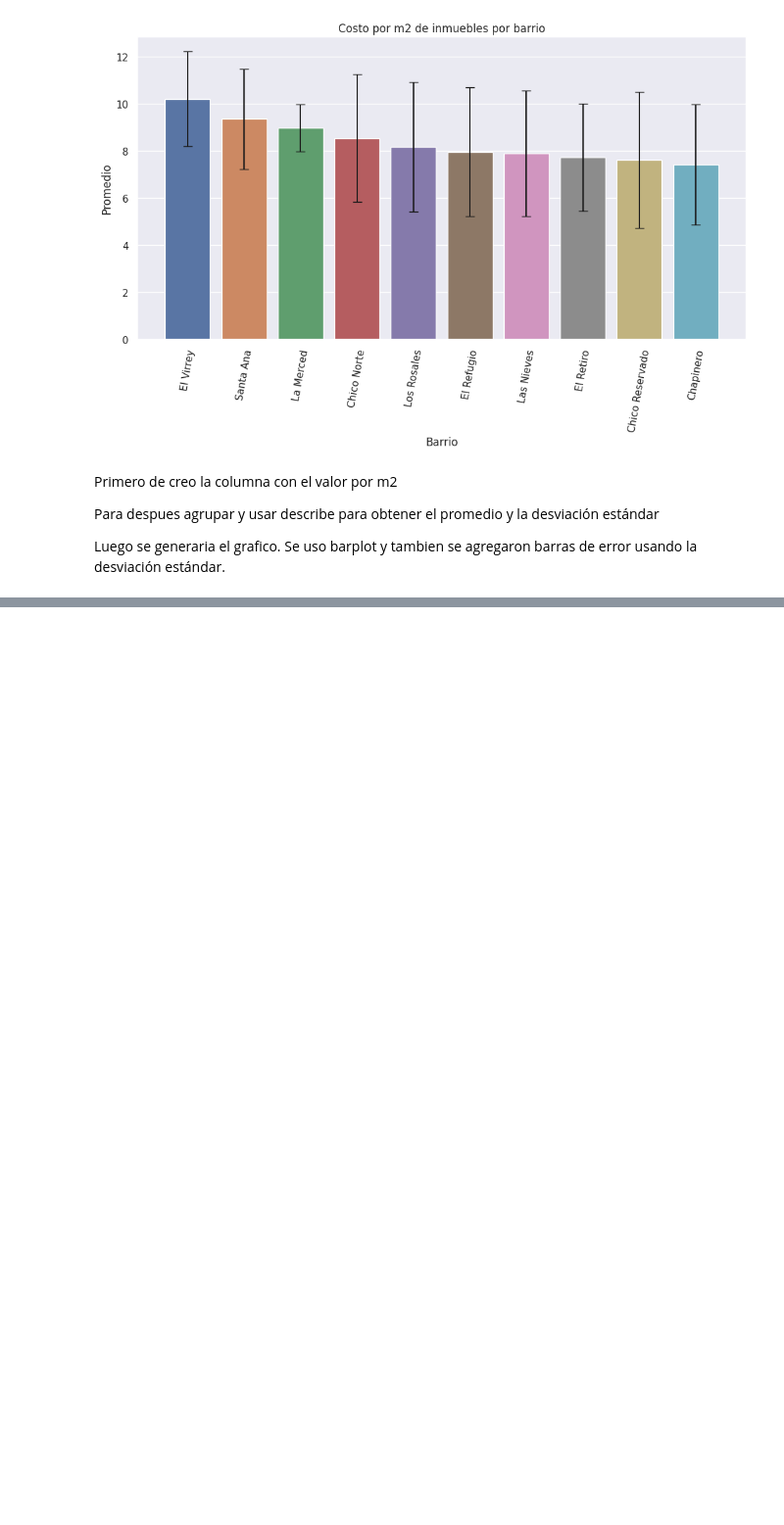
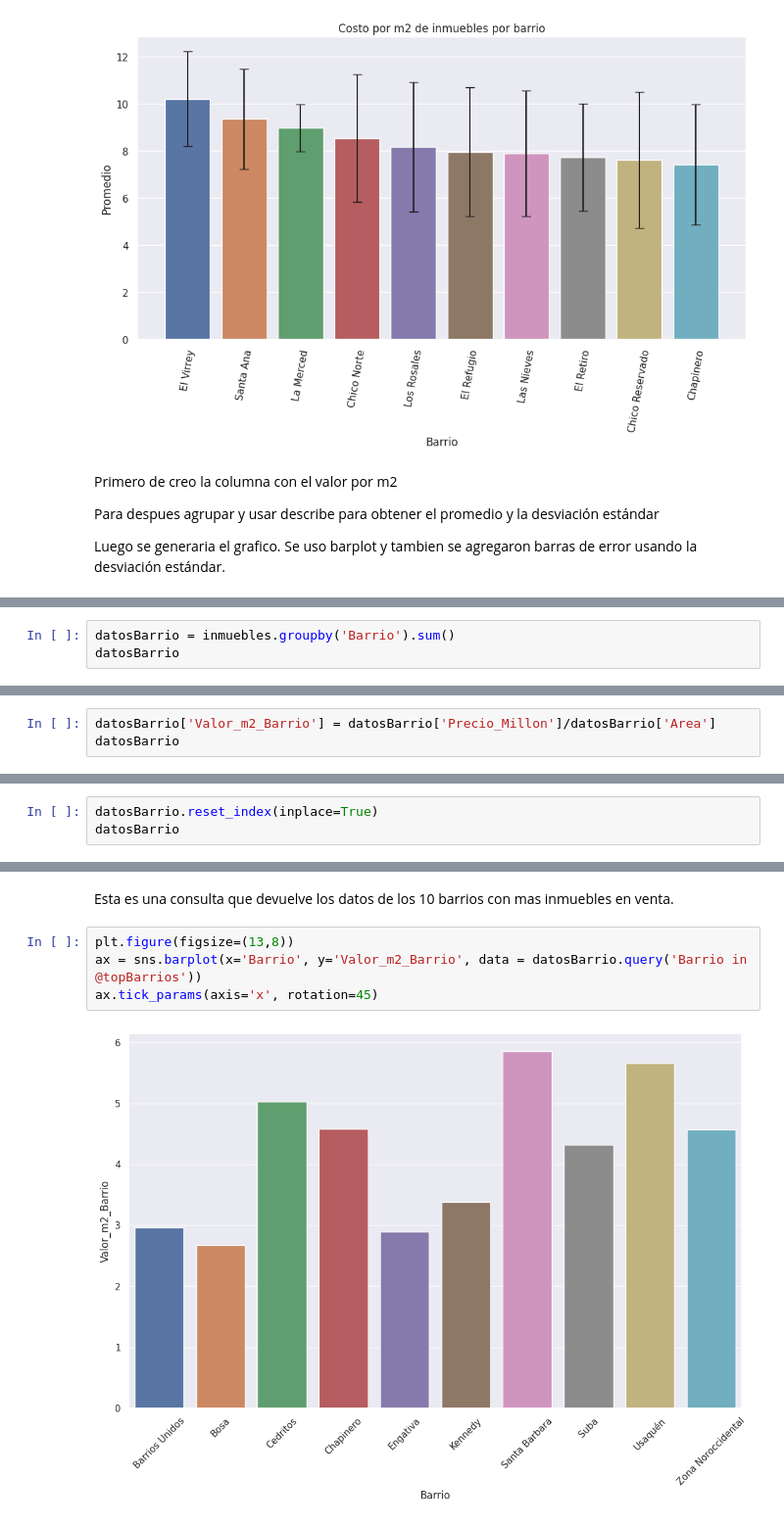
Before and after one commit to Yoel-Gasca/InmersionDatos, a Jupyter notebook: Inmersion_Datos.ipynb, the cells around one changed output, grey strips where cells are left out. Shown at 98% size. Drawn from its saved outputs; the diff is of its cells as text; blank space fills up the shorter version.

```diff
--- a/Inmersion_Datos.ipynb
+++ b/Inmersion_Datos.ipynb
@@ -582,0 +604,3 @@ Luego se generaria el grafico. Se uso barplot y tambien se agregaron barras de e
+# %%
+datosBarrio = inmuebles.groupby('Barrio').sum()
+datosBarrio
@@ -582,0 +624,3 @@ Luego se generaria el grafico. Se uso barplot y tambien se agregaron barras de e
+# %%
+datosBarrio['Valor_m2_Barrio'] = datosBarrio['Precio_Millon']/datosBarrio['Area']
+datosBarrio
@@ -582,0 +695,3 @@ Luego se generaria el grafico. Se uso barplot y tambien se agregaron barras de e
+# %%
+datosBarrio.reset_index(inplace=True)
+datosBarrio
@@ -582,0 +728,8 @@ Luego se generaria el grafico. Se uso barplot y tambien se agregaron barras de e
+# %% [markdown]
+Esta es una consulta que devuelve los datos de los 10 barrios con mas inmuebles en venta.
+# %%
+plt.figure(figsize=(13,8))
+ax = sns.barplot(x='Barrio', y='Valor_m2_Barrio', data = datosBarrio.query('Barrio in @topBarrios'))
+ax.tick_params(axis='x', rotation=45)
+# %% [output]
+[figure, added]
```
Also changed, not shown: parts of 51 cells of this notebook.
